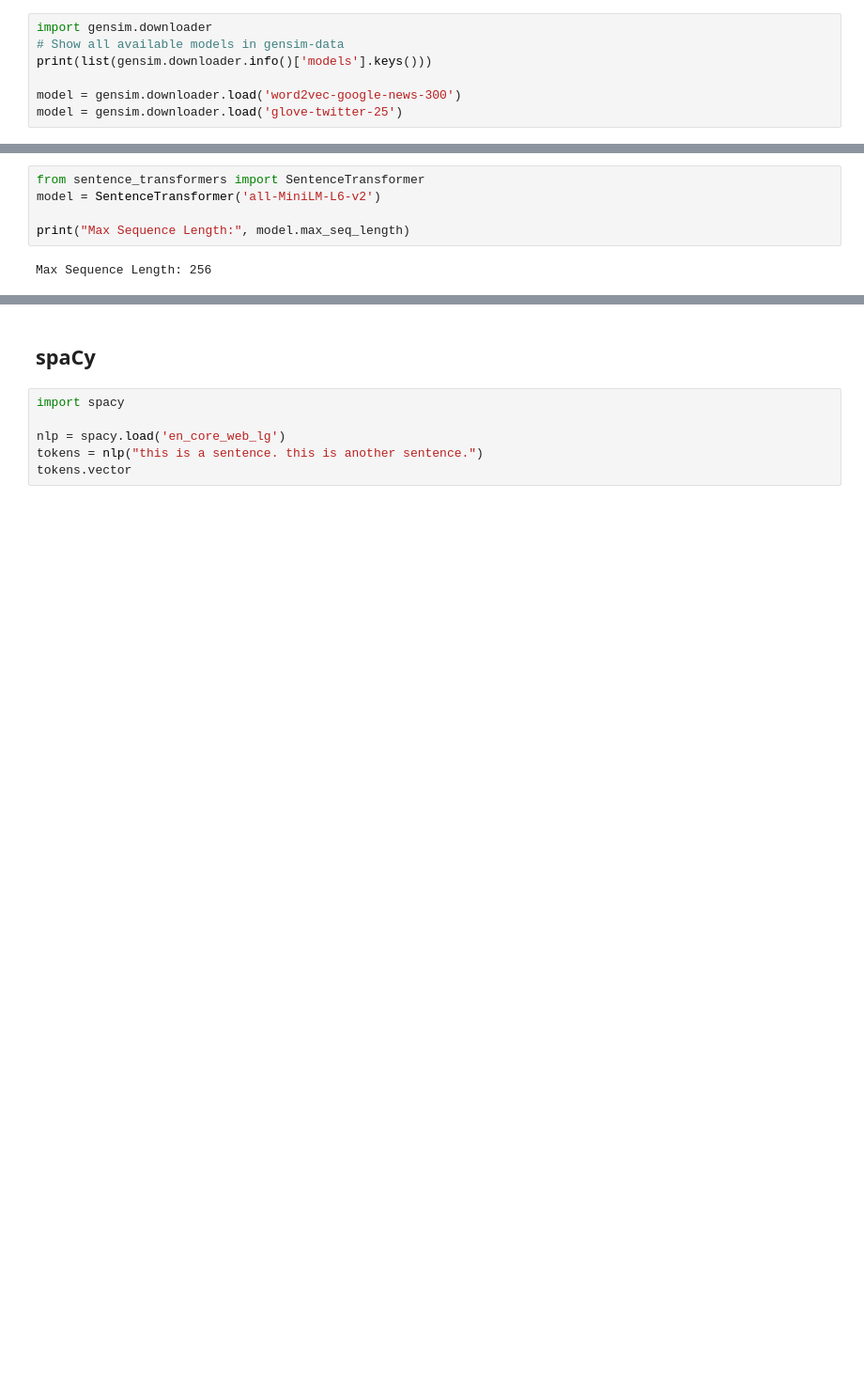
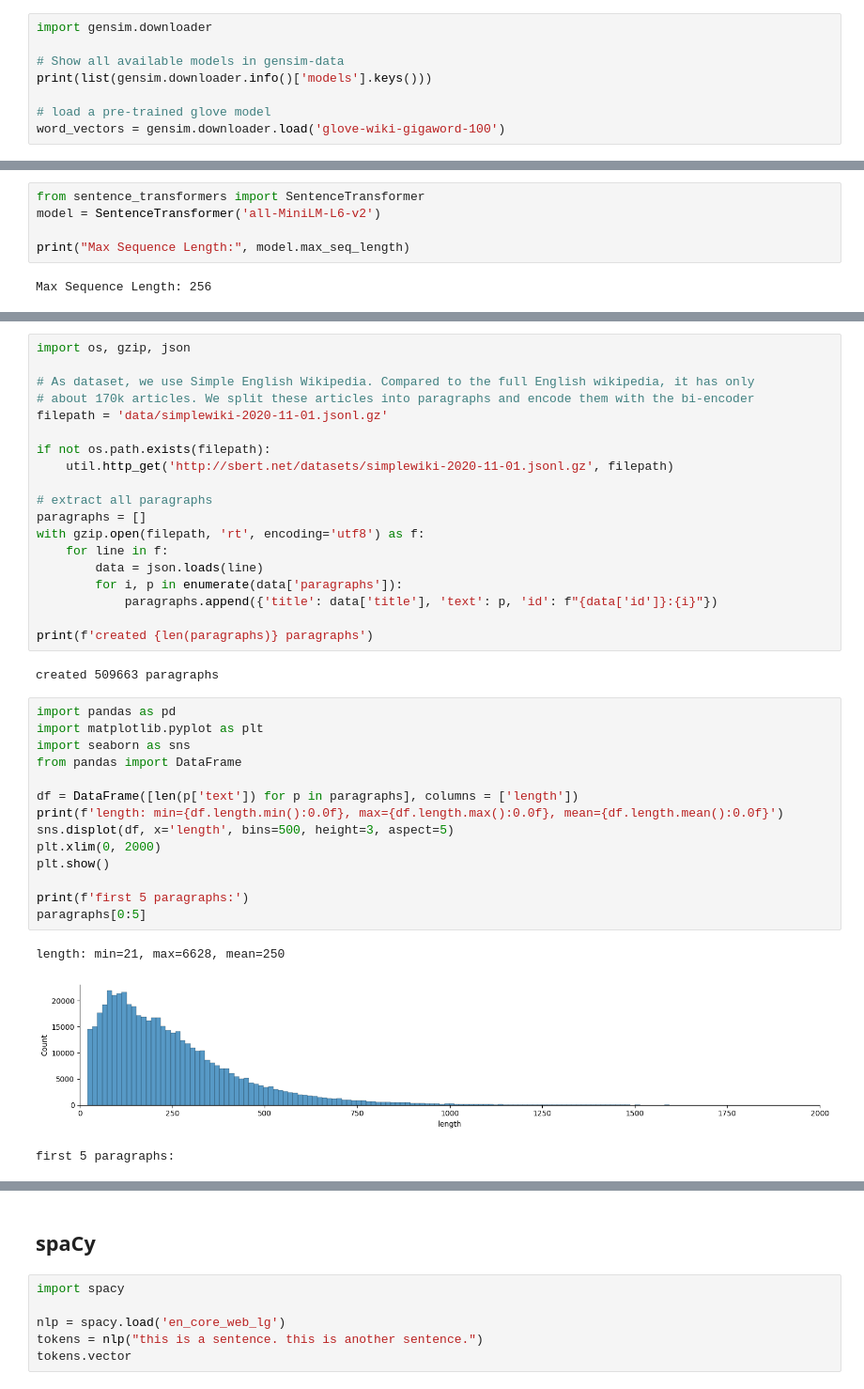
Before and after one commit to roger-weber/mmir-unibasel-hs23, a Jupyter notebook: chapter04/embeddings.ipynb, the cells around one changed output, grey strips where cells are left out. Shown at 94% size. Drawn from its saved outputs; the diff is of its cells as text; blank space fills up the shorter version.

```diff
--- a/chapter04/embeddings.ipynb
+++ b/chapter04/embeddings.ipynb
@@ -55,7 +26,8 @@ KeyedVectors<vector_size=10, 14794 keys>
 # %%
 import gensim.downloader
+
 # Show all available models in gensim-data
 print(list(gensim.downloader.info()['models'].keys()))
 
-model = gensim.downloader.load('word2vec-google-news-300')
-model = gensim.downloader.load('glove-twitter-25')
+# load a pre-trained glove model
+word_vectors = gensim.downloader.load('glove-wiki-gigaword-100')
@@ -267,0 +179,39 @@ Results (after 0.093 seconds):
+# %%
+import os, gzip, json
+
+# As dataset, we use Simple English Wikipedia. Compared to the full English wikipedia, it has only
+# about 170k articles. We split these articles into paragraphs and encode them with the bi-encoder
+filepath = 'data/simplewiki-2020-11-01.jsonl.gz'
+
+if not os.path.exists(filepath):
+    util.http_get('http://sbert.net/datasets/simplewiki-2020-11-01.jsonl.gz', filepath)
+
+# extract all paragraphs
+paragraphs = []
+with gzip.open(filepath, 'rt', encoding='utf8') as f:
+    for line in f:
+        data = json.loads(line)
+        for i, p in enumerate(data['paragraphs']):
+            paragraphs.append({'title': data['title'], 'text': p, 'id': f"{data['id']}:{i}"})
+
+print(f'created {len(paragraphs)} paragraphs')
+# %% [output]
+created 509663 paragraphs
+# %%
+import pandas as pd
+import matplotlib.pyplot as plt
+import seaborn as sns
+from pandas import DataFrame
+
+df = DataFrame([len(p['text']) for p in paragraphs], columns = ['length'])
+print(f'length: min={df.length.min():0.0f}, max={df.length.max():0.0f}, mean={df.length.mean():0.0f}')
+sns.displot(df, x='length', bins=500, height=3, aspect=5)
+plt.xlim(0, 2000)
+plt.show()
+
+print(f'first 5 paragraphs:')
+paragraphs[0:5]
+# %% [output]
+length: min=21, max=6628, mean=250
+[figure, added]
+first 5 paragraphs:
```
Also changed, not shown: parts of 21 cells of this notebook, 2 other files.
